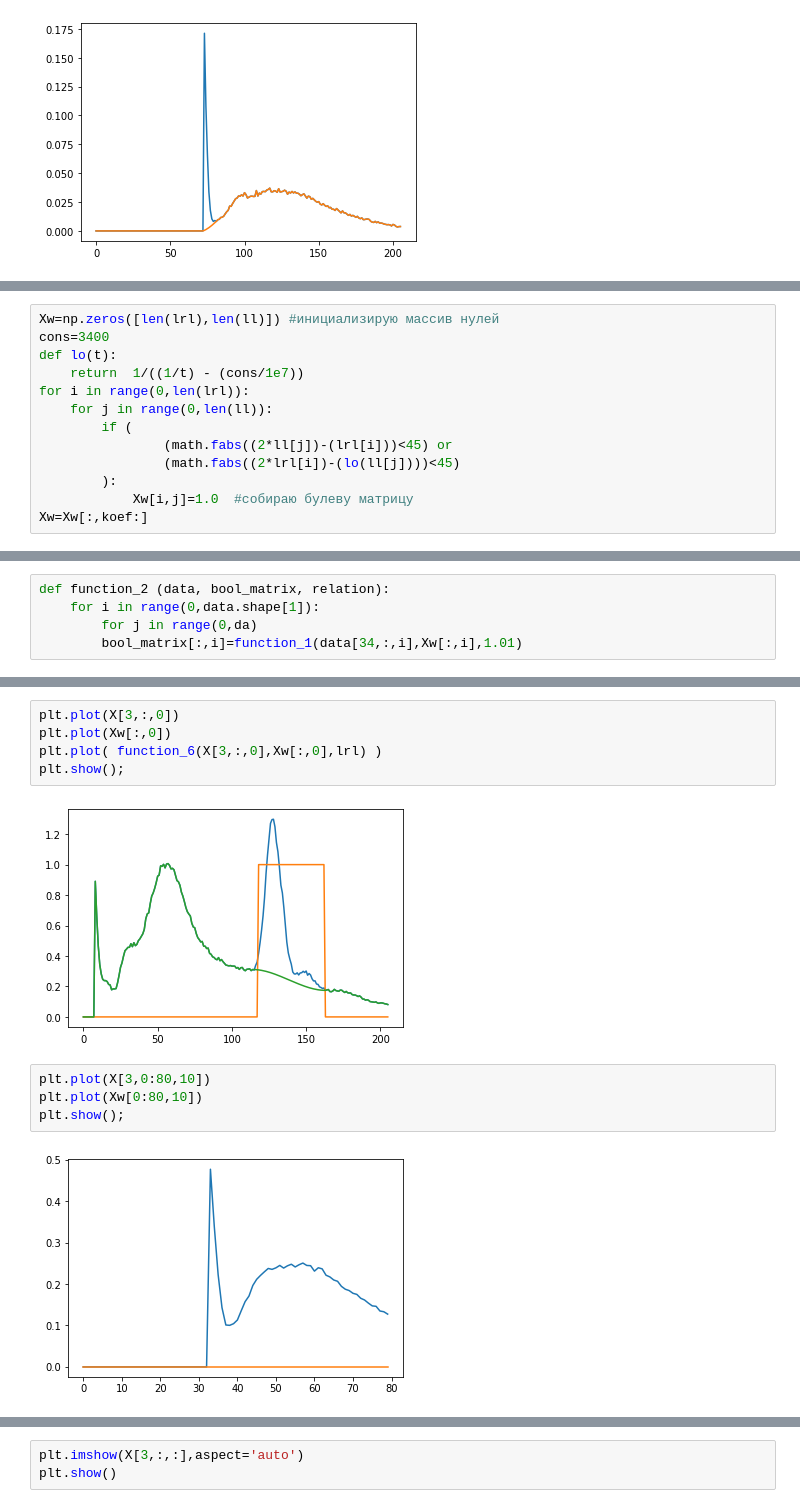
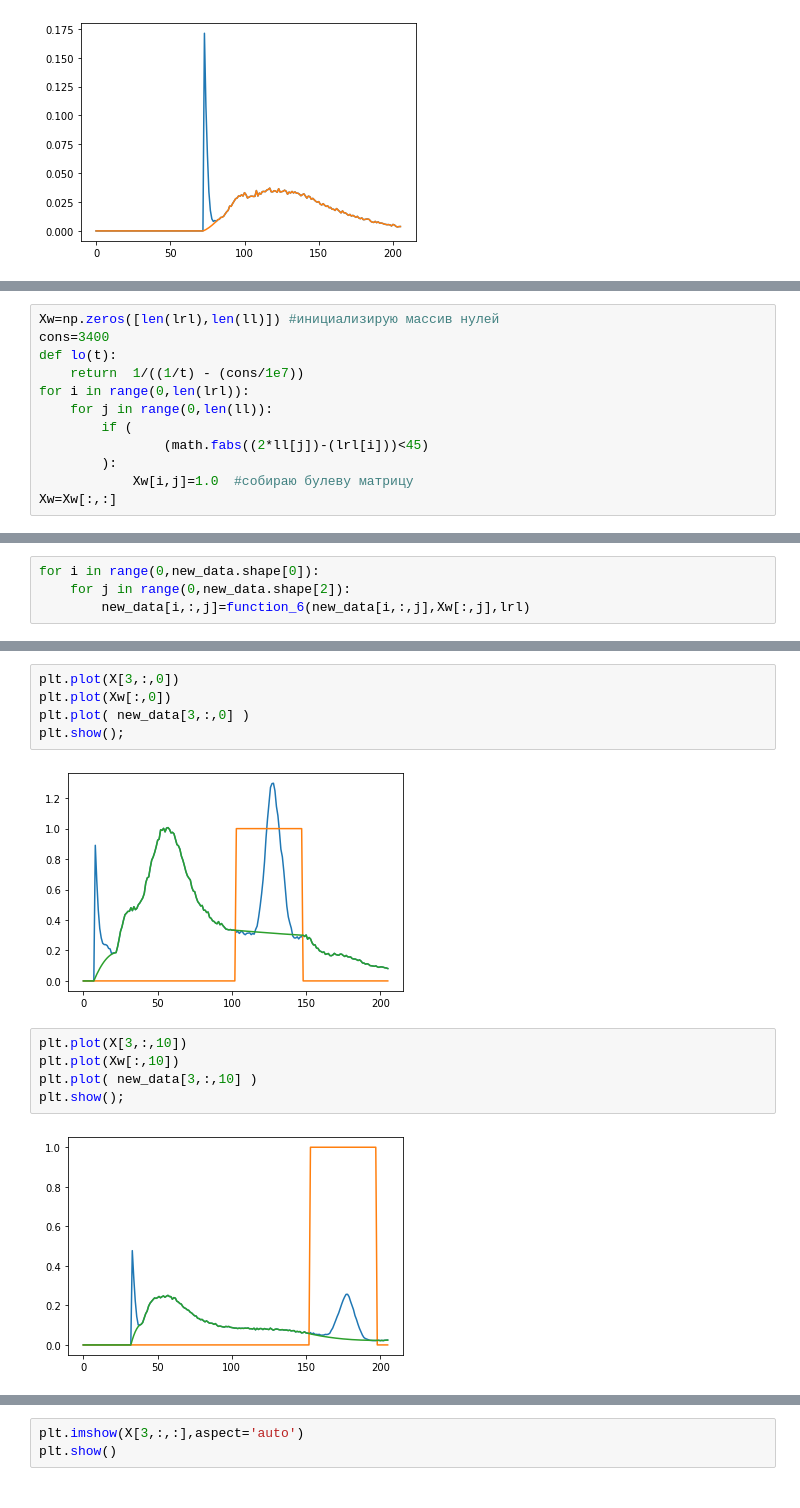
Before and after one commit to 89605502155/ML-repositry, a Jupyter notebook: new_interpolation.ipynb, the cells around one changed output, grey strips where cells are left out. Drawn from its saved outputs; the diff is of its cells as text.

```diff
--- a/new_interpolation.ipynb
+++ b/new_interpolation.ipynb
@@ -201,8 +140,7 @@ def lo(t):
 for i in range(0,len(lrl)):
     for j in range(0,len(ll)):
         if (
-                (math.fabs((2*ll[j])-(lrl[i]))<45) or
-                (math.fabs((2*lrl[i])-(lo(ll[j])))<45)
+                (math.fabs((2*ll[j])-(lrl[i]))<45)
         ):
             Xw[i,j]=1.0  #собираю булеву матрицу
-Xw=Xw[:,koef:]
+Xw=Xw[:,:]
@@ -288,5 +211,4 @@ def function_1 (data, bool_vector, relation):
 # %%
-def function_2 (data, bool_matrix, relation):
-    for i in range(0,data.shape[1]):
-        for j in range(0,da)
-        bool_matrix[:,i]=function_1(data[34,:,i],Xw[:,i],1.01)
+for i in range(0,new_data.shape[0]):
+    for j in range(0,new_data.shape[2]):
+        new_data[i,:,j]=function_6(new_data[i,:,j],Xw[:,j],lrl)
@@ -302,16 +222,17 @@ plt.show();
 # %%
 plt.plot(X[3,:,0])
 plt.plot(Xw[:,0])
-plt.plot( function_6(X[3,:,0],Xw[:,0],lrl) )
+plt.plot( new_data[3,:,0] )
 plt.show();
 # %% [output]
-[figure, old version]
+[figure, new version]
 # %%
-plt.plot(X[3,0:80,10])
-plt.plot(Xw[0:80,10])
+plt.plot(X[3,:,10])
+plt.plot(Xw[:,10])
+plt.plot( new_data[3,:,10] )
 plt.show();
 # %% [output]
-[figure, old version]
+[figure, new version]
 # %%
 plt.plot(X[3,:,6])
 plt.plot(Xw[:,6])
```
Also changed, not shown: parts of 23 cells of this notebook, 1 other file.
